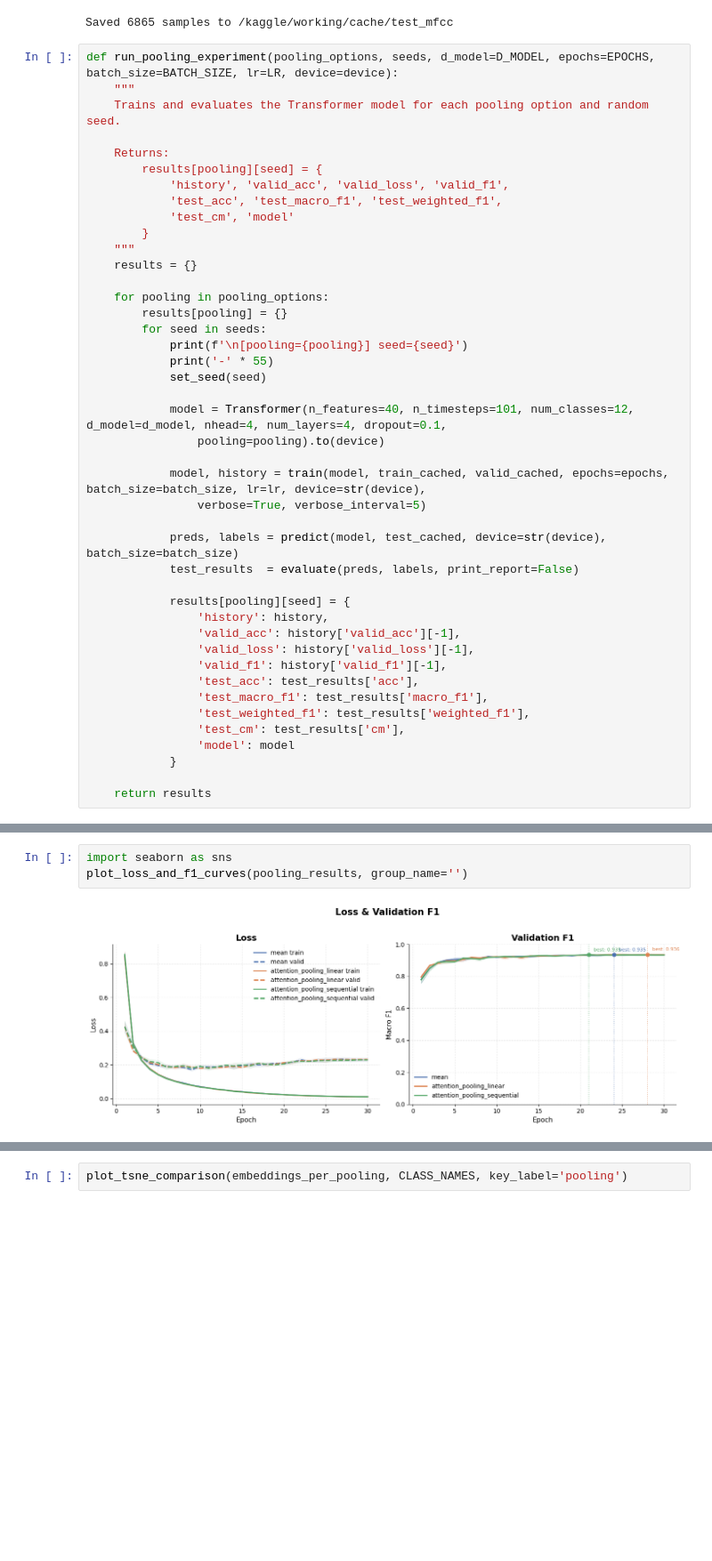
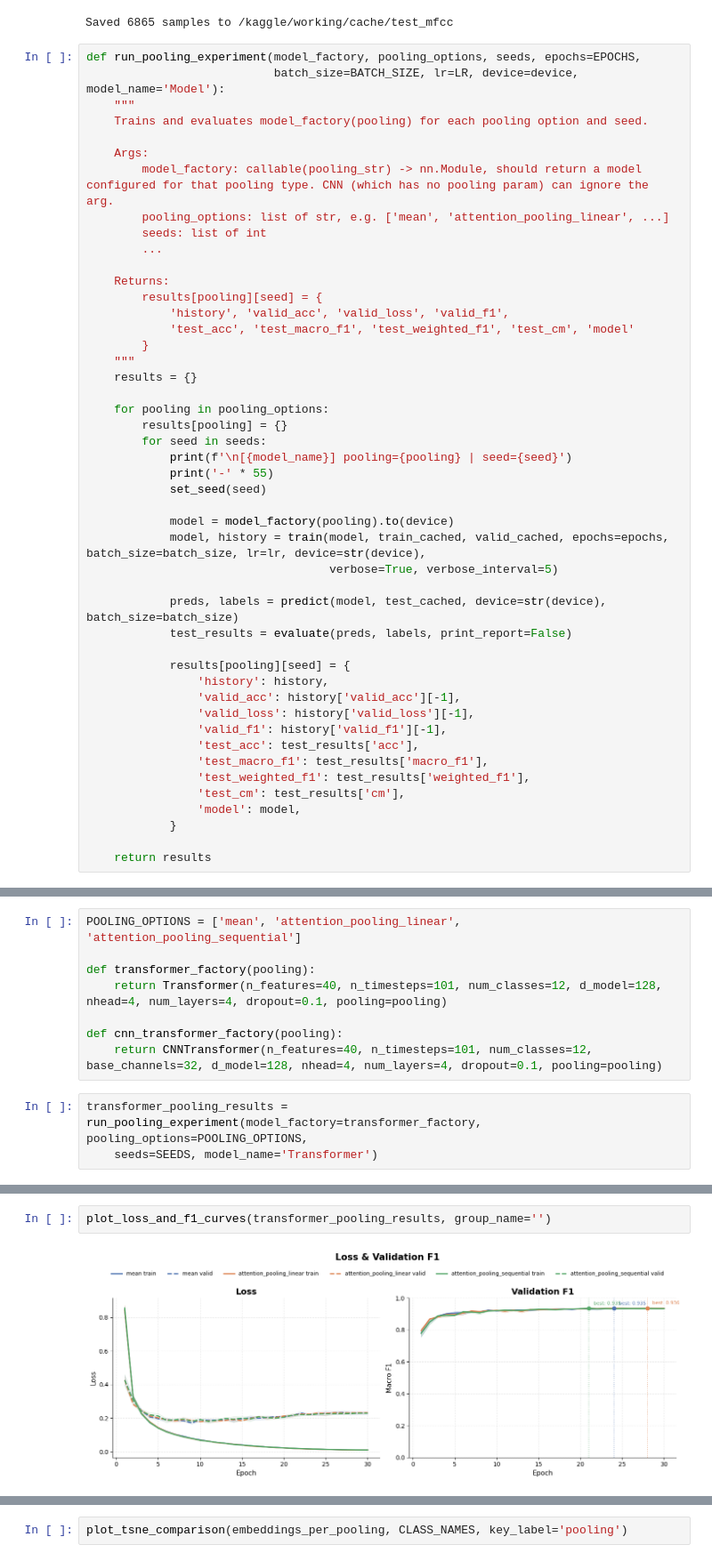
Before and after one commit to sienkozuzanna/transformers-speech-recognition, a Jupyter notebook: experiments/transformer_architecture/pooling.ipynb, the cells around one changed output, grey strips where cells are left out. Shown at 89% size. Saved outputs shown, nothing was run; the diff lists cells and outputs as text; blank space fills up the shorter version.

Commit message:
pooling experiments results

```diff
--- a/experiments/transformer_architecture/pooling.ipynb
+++ b/experiments/transformer_architecture/pooling.ipynb
@@ -66,15 +67,21 @@ Saved 51486 samples to /kaggle/working/cache/train_mfcc
 Saved 6828 samples to /kaggle/working/cache/valid_mfcc
 Saved 6865 samples to /kaggle/working/cache/test_mfcc
 # %%
-def run_pooling_experiment(pooling_options, seeds, d_model=D_MODEL, epochs=EPOCHS, batch_size=BATCH_SIZE, lr=LR, device=device):
+def run_pooling_experiment(model_factory, pooling_options, seeds, epochs=EPOCHS,
+                           batch_size=BATCH_SIZE, lr=LR, device=device, model_name='Model'):
     """
-    Trains and evaluates the Transformer model for each pooling option and random seed.
+    Trains and evaluates model_factory(pooling) for each pooling option and seed.
+
+    Args:
+        model_factory: callable(pooling_str) -> nn.Module, should return a model configured for that pooling type. CNN (which has no pooling param) can ignore the arg.
+        pooling_options: list of str, e.g. ['mean', 'attention_pooling_linear', ...]
+        seeds: list of int
+        ...
 
     Returns:
         results[pooling][seed] = {
             'history', 'valid_acc', 'valid_loss', 'valid_f1',
-            'test_acc', 'test_macro_f1', 'test_weighted_f1',
-            'test_cm', 'model'
+            'test_acc', 'test_macro_f1', 'test_weighted_f1', 'test_cm', 'model'
         }
     """
     results = {}
@@ -82,18 +89,16 @@ def run_pooling_experiment(pooling_options, seeds, d_model=D_MODEL, epochs=EPOCH
     for pooling in pooling_options:
         results[pooling] = {}
         for seed in seeds:
-            print(f'\n[pooling={pooling}] seed={seed}')
+            print(f'\n[{model_name}] pooling={pooling} | seed={seed}')
             print('-' * 55)
             set_seed(seed)
 
-            model = Transformer(n_features=40, n_timesteps=101, num_classes=12, d_model=d_model, nhead=4, num_layers=4, dropout=0.1,
-                pooling=pooling).to(device)
-
+            model = model_factory(pooling).to(device)
             model, history = train(model, train_cached, valid_cached, epochs=epochs, batch_size=batch_size, lr=lr, device=str(device),
-                verbose=True, verbose_interval=5)
+                                   verbose=True, verbose_interval=5)
 
             preds, labels = predict(model, test_cached, device=str(device), batch_size=batch_size)
-            test_results  = evaluate(preds, labels, print_report=False)
+            test_results = evaluate(preds, labels, print_report=False)
 
             results[pooling][seed] = {
                 'history': history,
@@ -104,7 +109,7 @@ def run_pooling_experiment(pooling_options, seeds, d_model=D_MODEL, epochs=EPOCH
                 'test_macro_f1': test_results['macro_f1'],
                 'test_weighted_f1': test_results['weighted_f1'],
                 'test_cm': test_results['cm'],
-                'model': model
+                'model': model,
             }
 
     return results
@@ -130,0 +116,11 @@ Best validation accuracy: 0.9616
+# %%
+POOLING_OPTIONS = ['mean', 'attention_pooling_linear', 'attention_pooling_sequential']
+
+def transformer_factory(pooling):
+    return Transformer(n_features=40, n_timesteps=101, num_classes=12, d_model=128, nhead=4, num_layers=4, dropout=0.1, pooling=pooling)
+
+def cnn_transformer_factory(pooling):
+    return CNNTransformer(n_features=40, n_timesteps=101, num_classes=12, base_channels=32, d_model=128, nhead=4, num_layers=4, dropout=0.1, pooling=pooling)
+# %%
+transformer_pooling_results = run_pooling_experiment(model_factory=transformer_factory, pooling_options=POOLING_OPTIONS,
+    seeds=SEEDS, model_name='Transformer')
@@ -131,8 +168,7 @@ Best validation accuracy: 0.9616
 # %%
-import seaborn as sns
-plot_loss_and_f1_curves(pooling_results, group_name='')
+plot_loss_and_f1_curves(transformer_pooling_results, group_name='')
 # %% [output]
-[figure, old version]
+[figure, new version]
 # %%
 summary_df = build_summary_df({
     f'pooling={p}': {'mfcc': v}
```
Also changed, not shown: parts of 21 cells of this notebook.
